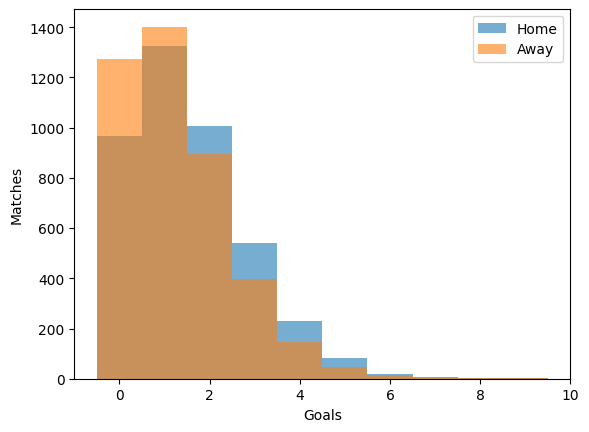
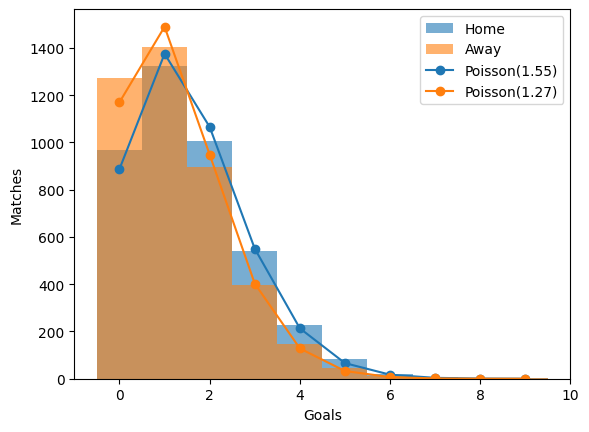
Code edit (unified diff) that turned the first committed figure into the second:
--- before
+++ after
@@ -1,8 +1,22 @@
 max_goals = int(max(matches["FTHG"].max(), matches["FTAG"].max()))
 bins = np.arange(0, max_goals + 2) - 0.5
+k = np.arange(0, max_goals + 1)
+n = len(matches)
+
+def poisson_counts(avg, ks, n): # compute poisson dists based on means
+    p = np.empty(len(ks))
+    p[0] = np.exp(-avg)
+    for i in range(1, len(ks)):
+        p[i] = p[i - 1] * avg / i
+    return n * p
+
+home = matches["FTHG"].mean()
+away = matches["FTAG"].mean()
 
 fig, ax = plt.subplots()
 ax.hist(matches["FTHG"], bins=bins, alpha=0.6, label="Home")
 ax.hist(matches["FTAG"], bins=bins, alpha=0.6, label="Away")
+ax.plot(k, poisson_counts(home, k, n), "o-", color="C0", label=f"Poisson({home:.2f})")
+ax.plot(k, poisson_counts(away, k, n), "o-", color="C1", label=f"Poisson({away:.2f})")
 ax.set_xlabel("Goals")
 ax.set_ylabel("Matches")
@@ -10,3 +24,3 @@
 plt.show()
 
-# models poisson distribution 
+# notice that the data models poisson distribution 

Commit: added poisson distributions to graphs